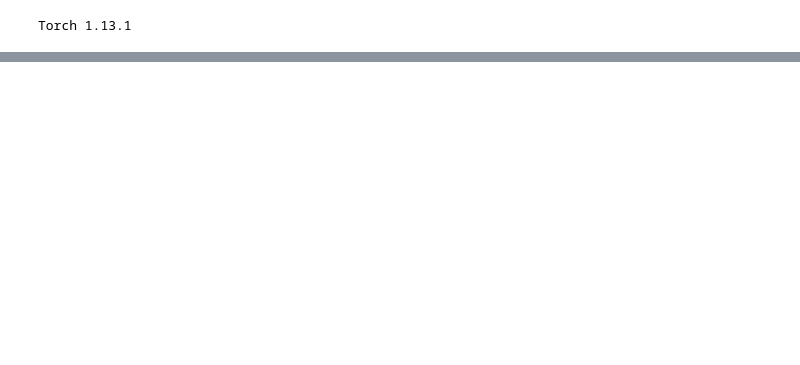
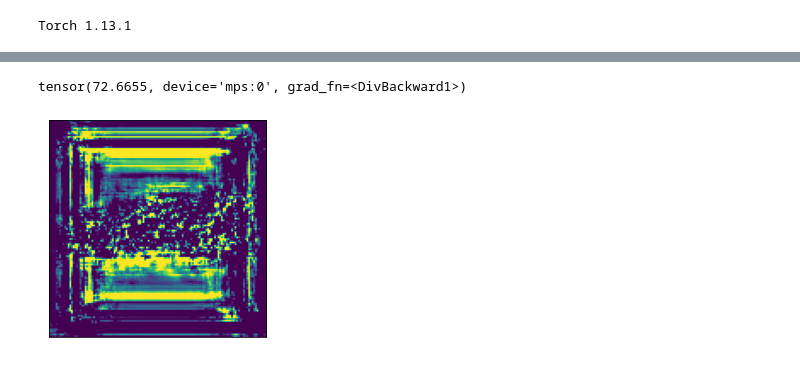
Before and after one commit to magiczhon/ARCarTuna, a Jupyter notebook: Research/research.ipynb, the cells around one changed output, grey strips where cells are left out. Drawn from its saved outputs; the diff is of its cells as text; code cells hidden in the pictures; blank space fills up the shorter version.

```diff
--- a/Research/research.ipynb
+++ b/Research/research.ipynb
@@ -41,7 +45,7 @@ def show(imgs):
 # %% [output]
 Torch 1.13.1
 # %%
-DATA_ROOT = Path('../Data/')
+DATA_ROOT = Path('../Data/test')
 IMAGES = DATA_ROOT / Path('images')
 MASKS = DATA_ROOT / Path('masks')
 LABELS = ['background', 'car', 'wheel', 'lights', 'window']
@@ -231,7 +203,0 @@ data_train = CarBodyDataset(imgs_train, mask_train, trf_img, trf_mask)
-# %%
-for i in range(len(data_test)):
-    try:
-        data_test[i]
-    except Exception:
-        print(i)
-        print(data_test.img_paths[i])
@@ -440,0 +378,42 @@ history = fit(epoch, model, train_loader, test_loader, criterion, optimizer, sch
+# %%
+data = train_loader.dataset[0]
+# %%
+train_losses = []
+test_losses = []
+val_iou = []; val_acc = []
+train_iou = []; train_acc = []
+lrs = []
+min_loss = np.inf
+decrease = 1 ; not_improve=0
+running_loss = 0
+iou_score = 0
+accuracy = 0
+for i, data in enumerate(train_loader):
+    image_tiles, mask_tiles = data['img'], data['mask']
+    image = image_tiles.to(device); mask = mask_tiles.to(device);
+    #forward
+    output = model(image)
+    # print(f'output size {output.size()}')
+    # print(f'mask size {mask.size()}')
+    loss = criterion(output, mask)
+    #evaluation metrics
+    iou_score += mIoU(output, mask)
+    accuracy += pixel_accuracy(output, mask)
+    #backward
+    loss.backward()
+    optimizer.step() #update weight
+    optimizer.zero_grad() #reset gradient
+
+    #step the learning rate
+    lrs.append(get_lr(optimizer))
+    #sched.step()
+
+    running_loss += loss.item()
+# %%
+criterion(output[0], mask[0])
+# %% [output]
+tensor(72.6655, device='mps:0', grad_fn=<DivBackward1>)
+# %%
+show(output[0])
+# %% [output]
+[figure, added]
```
Also changed, not shown: parts of 14 cells of this notebook, 2 other files.
